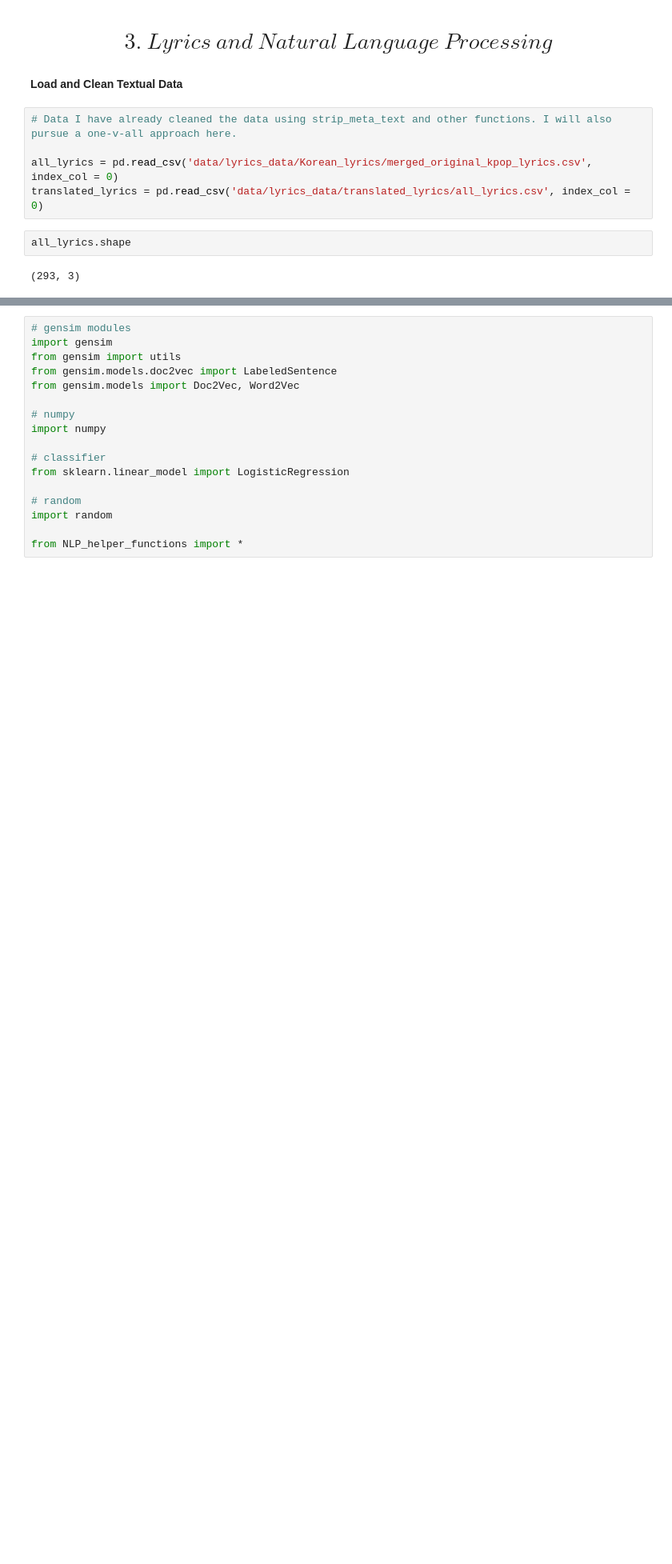
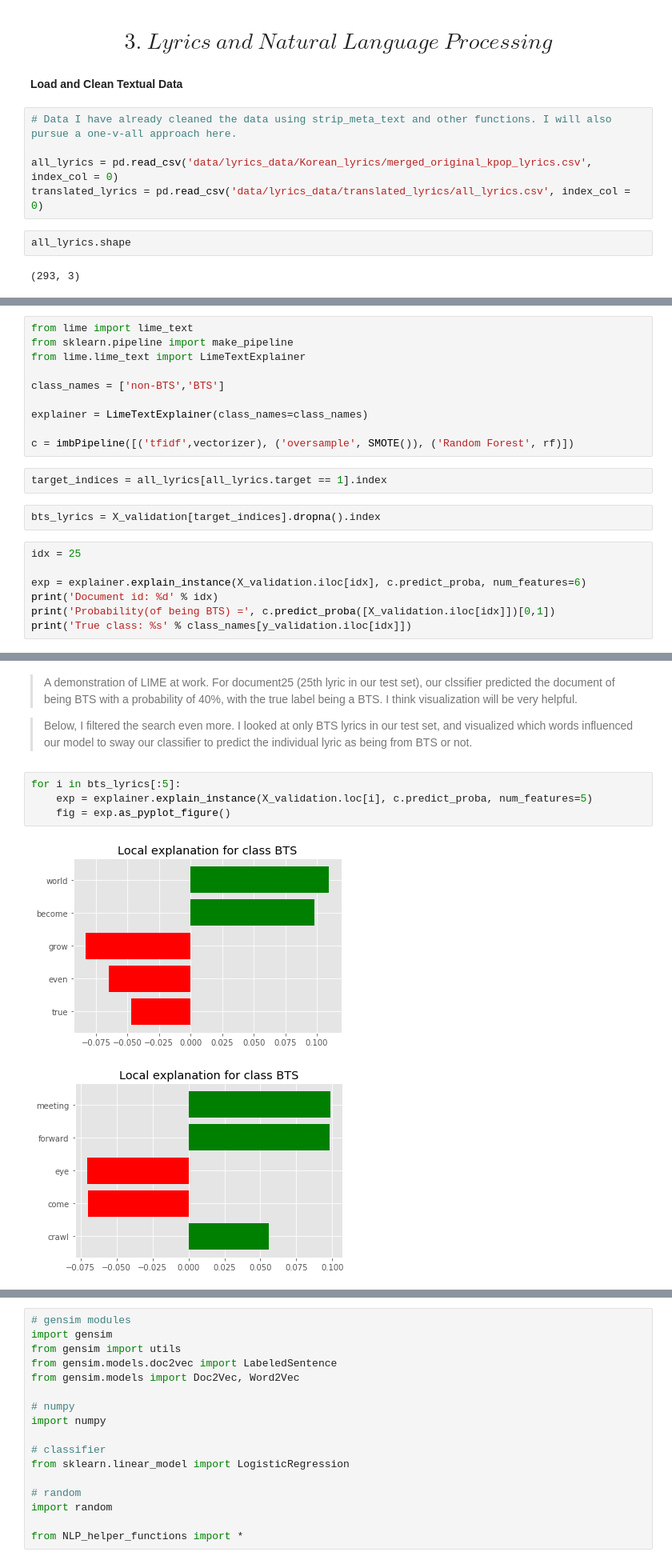
Before and after one commit to haebichan/kpopclassifier, a Jupyter notebook: KpopClassifier.ipynb, the cells around one changed output, grey strips where cells are left out. Shown at 80% size. Saved outputs shown, nothing was run; the diff lists cells and outputs as text; blank space fills up the shorter version.

```diff
--- a/KpopClassifier.ipynb
+++ b/KpopClassifier.ipynb
@@ -446,0 +599,21 @@ Gensim's module provides a handy Word2Vec and Doc2Vec for word embeddings
+# %%
+from lime import lime_text
+from sklearn.pipeline import make_pipeline
+from lime.lime_text import LimeTextExplainer
+
+class_names = ['non-BTS','BTS']
+
+explainer = LimeTextExplainer(class_names=class_names)
+
+c = imbPipeline([('tfidf',vectorizer), ('oversample', SMOTE()), ('Random Forest', rf)])
+# %%
+target_indices = all_lyrics[all_lyrics.target == 1].index
+# %%
+bts_lyrics = X_validation[target_indices].dropna().index
+# %%
+idx = 25
+
+exp = explainer.explain_instance(X_validation.iloc[idx], c.predict_proba, num_features=6)
+print('Document id: %d' % idx)
+print('Probability(of being BTS) =', c.predict_proba([X_validation.iloc[idx]])[0,1])
+print('True class: %s' % class_names[y_validation.iloc[idx]])
@@ -446,0 +624,11 @@ Gensim's module provides a handy Word2Vec and Doc2Vec for word embeddings
+# %% [markdown]
+>A demonstration of LIME at work. For document25 (25th lyric in our test set), our clssifier predicted the document of being BTS with a probability of 40%, with the true label being a BTS. I think visualization will be very helpful.
+
+>Below, I filtered the search even more. I looked at only BTS lyrics in our test set, and visualized which words influenced our model to sway our classifier to predict the individual lyric as being from BTS or not.
+# %%
+for i in bts_lyrics[:5]:
+    exp = explainer.explain_instance(X_validation.loc[i], c.predict_proba, num_features=5)
+    fig = exp.as_pyplot_figure()
+# %% [output]
+[figure, added]
+[figure, added]
```
Also changed, not shown: parts of 37 cells of this notebook, 2 other files.
